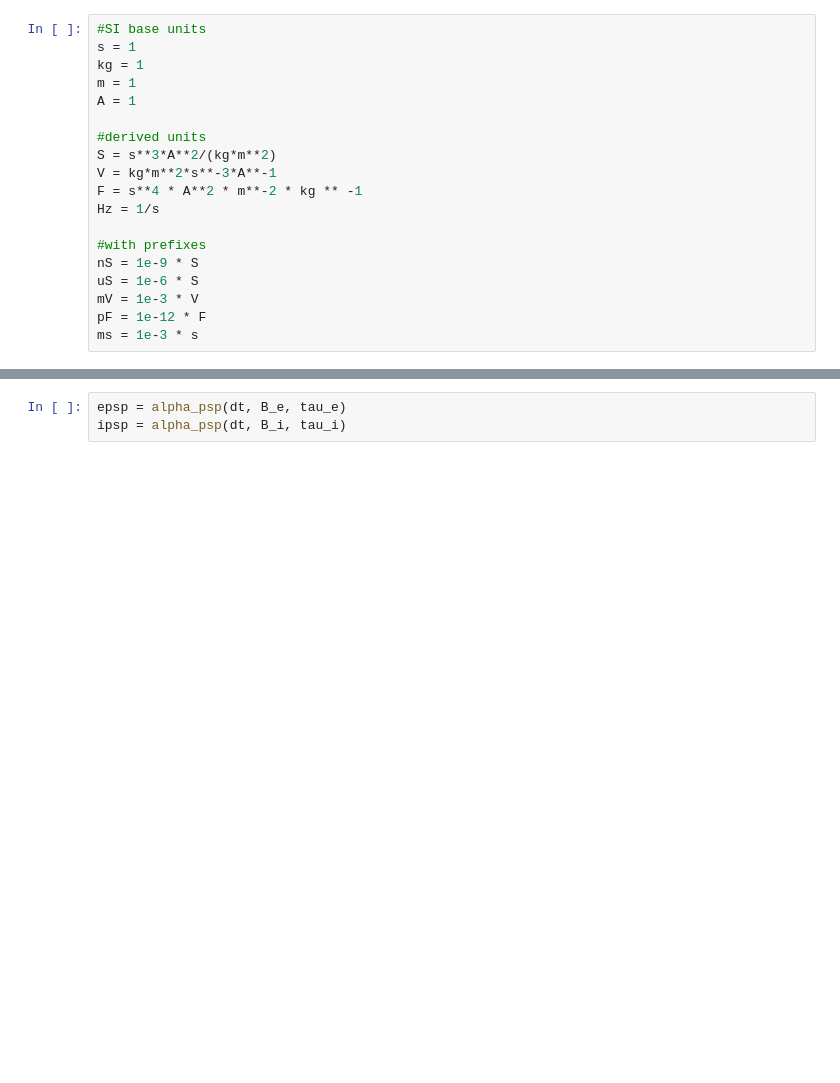
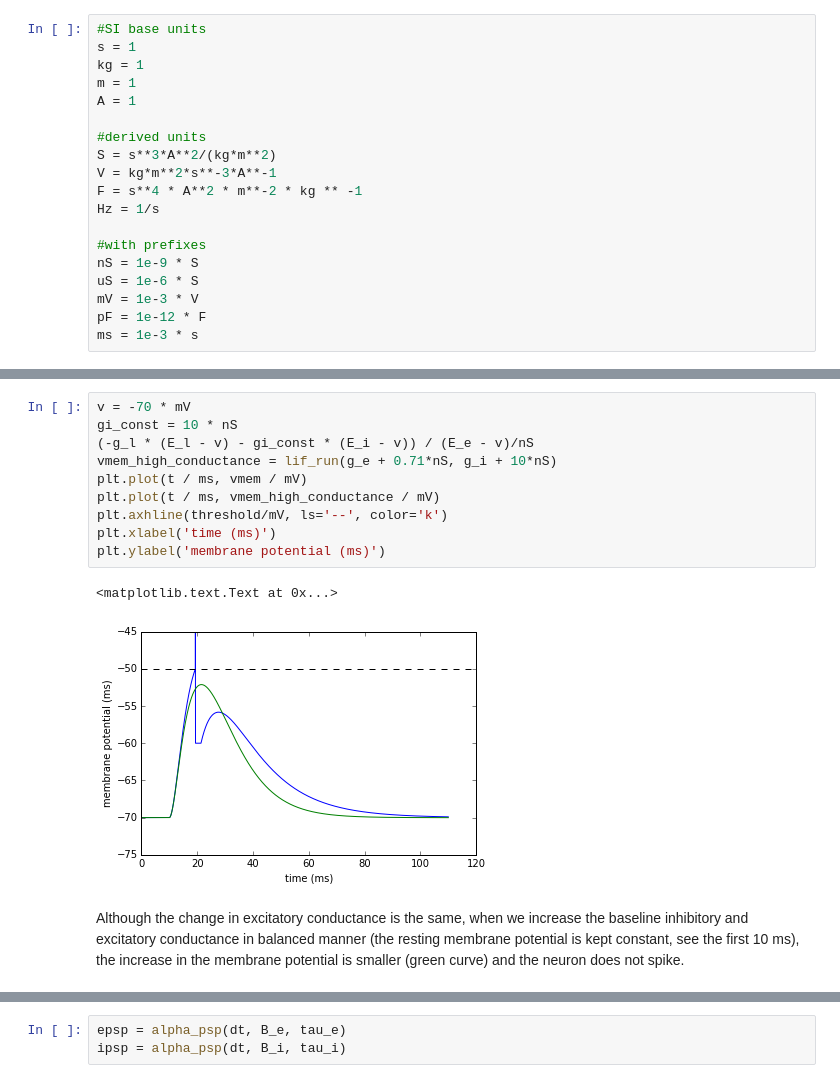
Before and after one commit to btel/python-in-neuroscience-tutorials, a Jupyter notebook: simulating_conductance_based_neuron.ipynb, the cells around one changed output, grey strips where cells are left out. Cells and saved outputs as stored; diff of their text form; blank space fills up the shorter version.

```diff
--- a/simulating_conductance_based_neuron.ipynb
+++ b/simulating_conductance_based_neuron.ipynb
@@ -26,0 +165,15 @@ ms = 1e-3 * s
+# %%
+v = -70 * mV
+gi_const = 10 * nS
+(-g_l * (E_l - v) - gi_const * (E_i - v)) / (E_e - v)/nS
+vmem_high_conductance = lif_run(g_e + 0.71*nS, g_i + 10*nS)
+plt.plot(t / ms, vmem / mV)
+plt.plot(t / ms, vmem_high_conductance / mV)
+plt.axhline(threshold/mV, ls='--', color='k')
+plt.xlabel('time (ms)')
+plt.ylabel('membrane potential (ms)')
+# %% [output]
+<matplotlib.text.Text at 0x...>
+[figure, added]
+# %% [markdown]
+Although the change in excitatory conductance is the same, when we increase the baseline inhibitory and excitatory conductance in balanced manner (the resting membrane potential is kept constant, see the first 10 ms), the increase in the membrane potential is smaller (green curve) and the neuron does not spike.
```
Also changed, not shown: parts of 24 cells of this notebook.
